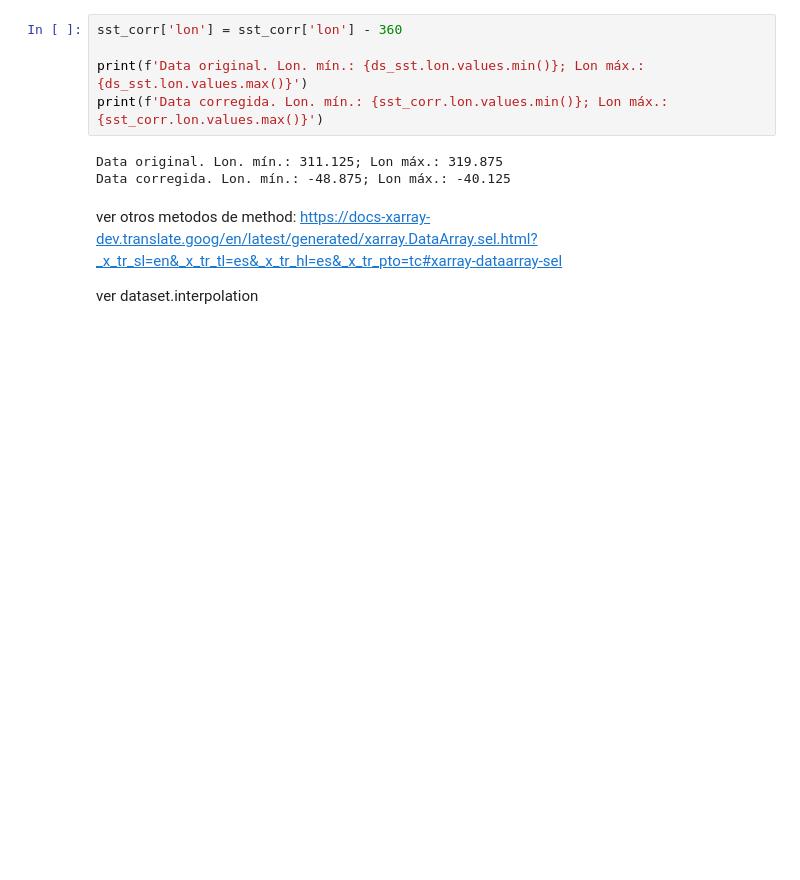
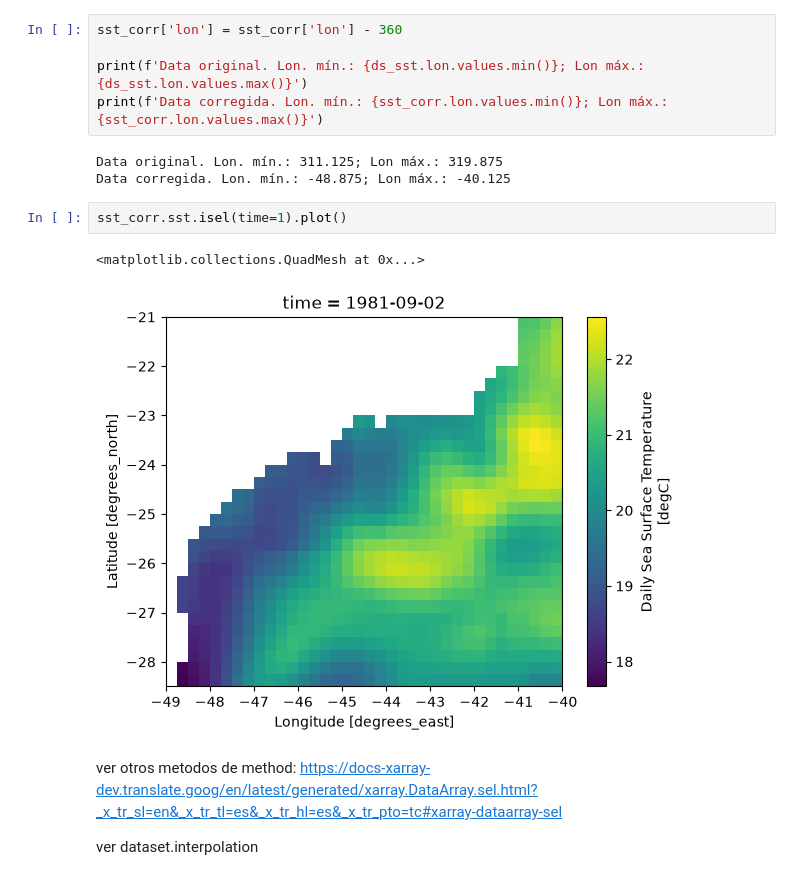
Before and after one commit to francobarrionuevoenv21/XArrray_CQSC, a Jupyter notebook: Tutoriales/Tutorial2_YYYYYY.ipynb, the cells around one changed output. Drawn from its saved outputs; the diff is of its cells as text; blank space fills up the shorter version.

```diff
--- a/Tutoriales/Tutorial2_YYYYYY.ipynb
+++ b/Tutoriales/Tutorial2_YYYYYY.ipynb
@@ -166,6 +166,11 @@ print(f'Data corregida. Lon. mín.: {sst_corr.lon.values.min()}; Lon máx.: {sst
 # %% [output]
 Data original. Lon. mín.: 311.125; Lon máx.: 319.875
 Data corregida. Lon. mín.: -48.875; Lon máx.: -40.125
+# %%
+sst_corr.sst.isel(time=1).plot()
+# %% [output]
+<matplotlib.collections.QuadMesh at 0x...>
+[figure, added]
 # %% [markdown]
 ver otros metodos de method: https://docs-xarray-dev.translate.goog/en/latest/generated/xarray.DataArray.sel.html?_x_tr_sl=en&_x_tr_tl=es&_x_tr_hl=es&_x_tr_pto=tc#xarray-dataarray-sel
 
```
Also changed, not shown: parts of 1 cell of this notebook.
